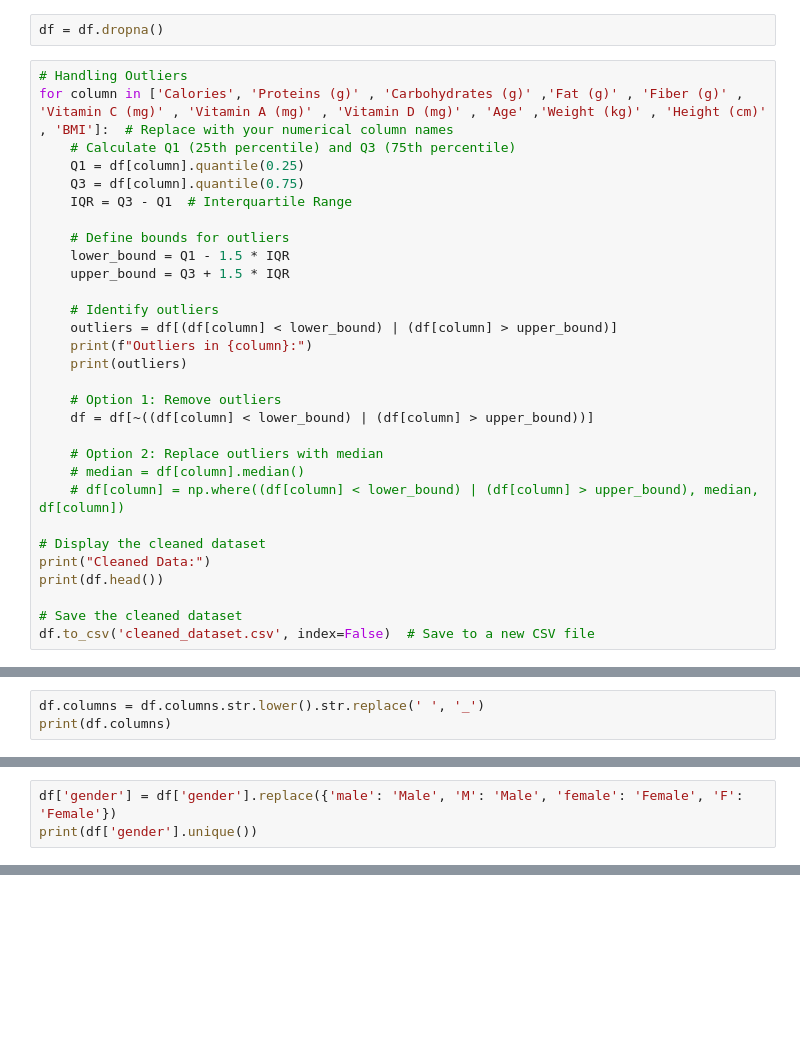
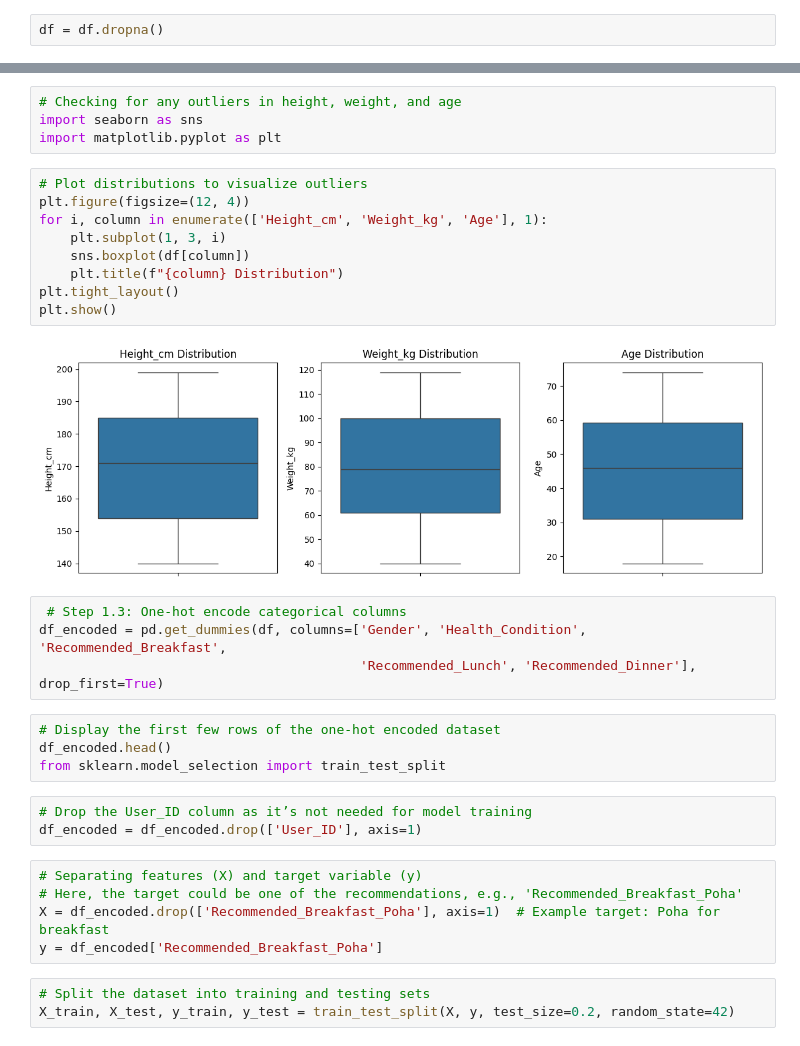
Before and after one commit to mouni-04/infosys_nutrition, a Jupyter notebook: Nutrition_diet_Recom.ipynb, the cells around one changed output, grey strips where cells are left out. Drawn from its saved outputs; the diff is of its cells as text; blank space fills up the shorter version.

```diff
--- a/Nutrition_diet_Recom.ipynb
+++ b/Nutrition_diet_Recom.ipynb
@@ -45,32 +41,2 @@ dtype: int64
 # %%
 df = df.dropna()
-# %%
-# Handling Outliers
-for column in ['Calories', 'Proteins (g)' , 'Carbohydrates (g)' ,'Fat (g)' , 'Fiber (g)' , 'Vitamin C (mg)' , 'Vitamin A (mg)' , 'Vitamin D (mg)' , 'Age' ,'Weight (kg)' , 'Height (cm)' , 'BMI']:  # Replace with your numerical column names
-    # Calculate Q1 (25th percentile) and Q3 (75th percentile)
-    Q1 = df[column].quantile(0.25)
-    Q3 = df[column].quantile(0.75)
-    IQR = Q3 - Q1  # Interquartile Range
-
-    # Define bounds for outliers
-    lower_bound = Q1 - 1.5 * IQR
-    upper_bound = Q3 + 1.5 * IQR
-
-    # Identify outliers
-    outliers = df[(df[column] < lower_bound) | (df[column] > upper_bound)]
-    print(f"Outliers in {column}:")
-    print(outliers)
-
-    # Option 1: Remove outliers
-    df = df[~((df[column] < lower_bound) | (df[column] > upper_bound))]
-
-    # Option 2: Replace outliers with median
-    # median = df[column].median()
-    # df[column] = np.where((df[column] < lower_bound) | (df[column] > upper_bound), median, df[column])
-
-# Display the cleaned dataset
-print("Cleaned Data:")
-print(df.head())
-
-# Save the cleaned dataset
-df.to_csv('cleaned_dataset.csv', index=False)  # Save to a new CSV file
@@ -95,3 +42,0 @@ Outliers in Calories:
-# %%
-df.columns = df.columns.str.lower().str.replace(' ', '_')
-print(df.columns)
@@ -104,3 +42,0 @@ Index(['food_item', 'calories', 'proteins_(g)', 'carbohydrates_(g)', 'fat_(g)',
-# %%
-df['gender'] = df['gender'].replace({'male': 'Male', 'M': 'Male', 'female': 'Female', 'F': 'Female'})
-print(df['gender'].unique())
@@ -306,0 +43,34 @@ plt.show()
+# %%
+# Checking for any outliers in height, weight, and age
+import seaborn as sns
+import matplotlib.pyplot as plt
+# %%
+# Plot distributions to visualize outliers
+plt.figure(figsize=(12, 4))
+for i, column in enumerate(['Height_cm', 'Weight_kg', 'Age'], 1):
+    plt.subplot(1, 3, i)
+    sns.boxplot(df[column])
+    plt.title(f"{column} Distribution")
+plt.tight_layout()
+plt.show()
+# %% [output]
+[figure, added]
+# %%
+ # Step 1.3: One-hot encode categorical columns
+df_encoded = pd.get_dummies(df, columns=['Gender', 'Health_Condition', 'Recommended_Breakfast',
+                                         'Recommended_Lunch', 'Recommended_Dinner'], drop_first=True)
+# %%
+# Display the first few rows of the one-hot encoded dataset
+df_encoded.head()
+from sklearn.model_selection import train_test_split
+# %%
+# Drop the User_ID column as it’s not needed for model training
+df_encoded = df_encoded.drop(['User_ID'], axis=1)
+# %%
+# Separating features (X) and target variable (y)
+# Here, the target could be one of the recommendations, e.g., 'Recommended_Breakfast_Poha'
+X = df_encoded.drop(['Recommended_Breakfast_Poha'], axis=1)  # Example target: Poha for breakfast
+y = df_encoded['Recommended_Breakfast_Poha']
+# %%
+# Split the dataset into training and testing sets
+X_train, X_test, y_train, y_test = train_test_split(X, y, test_size=0.2, random_state=42)
```
Also changed, not shown: parts of 92 cells of this notebook.
